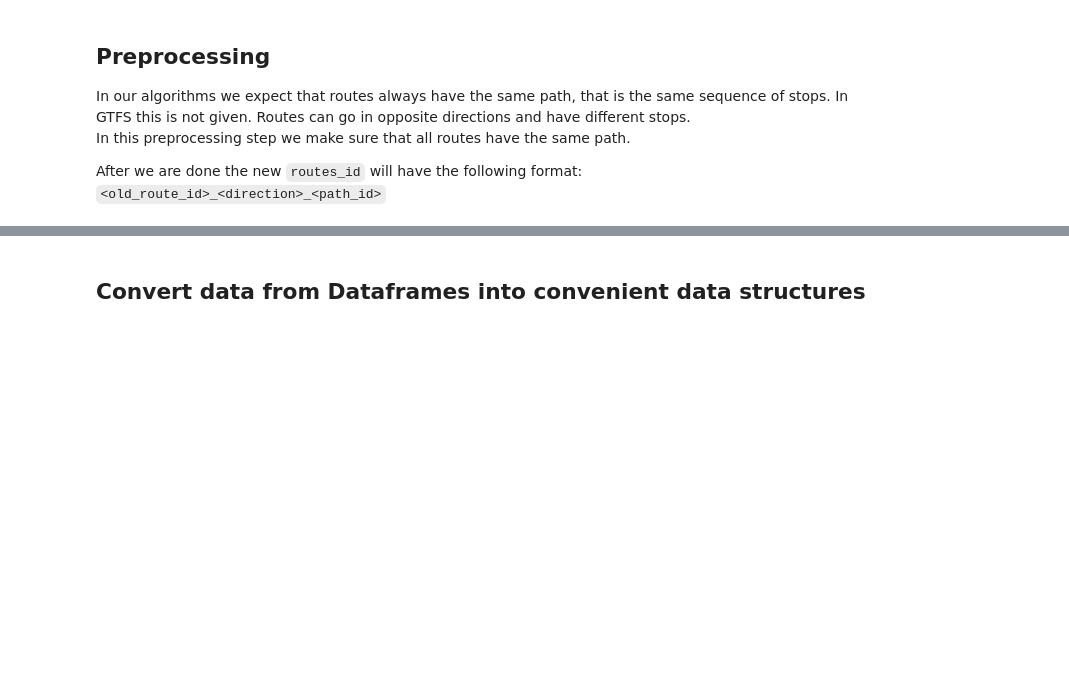
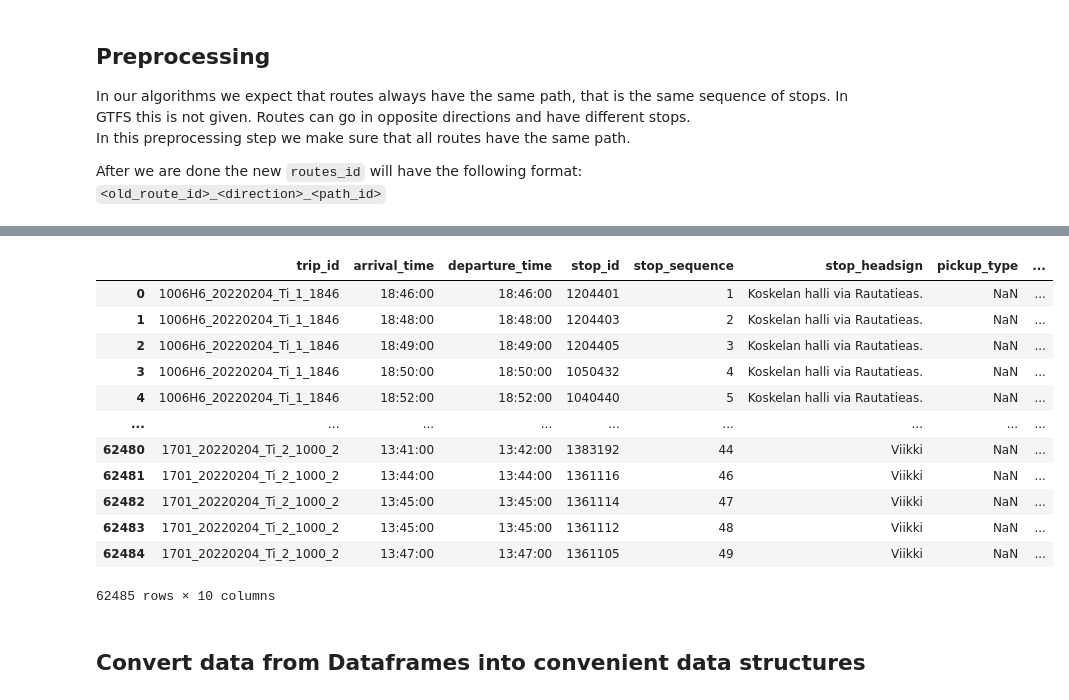
Before and after one commit to mogottsch/mcr-py, a Jupyter notebook: main.ipynb, the cells around one changed output, grey strips where cells are left out. Cells and saved outputs as stored; diff of their text form; code cells hidden in the pictures; blank space fills up the shorter version.

```diff
--- a/main.ipynb
+++ b/main.ipynb
@@ -101,5 +120,21 @@ first_stop_times = (
 trips_df = trips_df.merge(
     first_stop_times, left_on="trip_id", right_index=True, how="left"
 )
+# %%
+stop_times_df
+# %% [output]
+|  | trip_id | arrival_time | departure_time | stop_id | stop_sequence | stop_headsign | pickup_type | ... |
+| 0 | 1006H6_20220204_Ti_1_1846 | 18:46:00 | 18:46:00 | 1204401 | 1 | Koskelan halli via Rautatieas. | NaN | ... |
+| 1 | 1006H6_20220204_Ti_1_1846 | 18:48:00 | 18:48:00 | 1204403 | 2 | Koskelan halli via Rautatieas. | NaN | ... |
+| 2 | 1006H6_20220204_Ti_1_1846 | 18:49:00 | 18:49:00 | 1204405 | 3 | Koskelan halli via Rautatieas. | NaN | ... |
+| 3 | 1006H6_20220204_Ti_1_1846 | 18:50:00 | 18:50:00 | 1050432 | 4 | Koskelan halli via Rautatieas. | NaN | ... |
+| 4 | 1006H6_20220204_Ti_1_1846 | 18:52:00 | 18:52:00 | 1040440 | 5 | Koskelan halli via Rautatieas. | NaN | ... |
+| ... | ... | ... | ... | ... | ... | ... | ... | ... |
+| 62480 | 1701_20220204_Ti_2_1000_2 | 13:41:00 | 13:42:00 | 1383192 | 44 | Viikki | NaN | ... |
+| 62481 | 1701_20220204_Ti_2_1000_2 | 13:44:00 | 13:44:00 | 1361116 | 46 | Viikki | NaN | ... |
+| 62482 | 1701_20220204_Ti_2_1000_2 | 13:45:00 | 13:45:00 | 1361114 | 47 | Viikki | NaN | ... |
+| 62483 | 1701_20220204_Ti_2_1000_2 | 13:45:00 | 13:45:00 | 1361112 | 48 | Viikki | NaN | ... |
+| 62484 | 1701_20220204_Ti_2_1000_2 | 13:47:00 | 13:47:00 | 1361105 | 49 | Viikki | NaN | ... |
+62485 rows × 10 columns
 # %% [markdown]
 ## Convert data from Dataframes into convenient data structures
```
Also changed, not shown: parts of 7 cells of this notebook, 14 other files.
